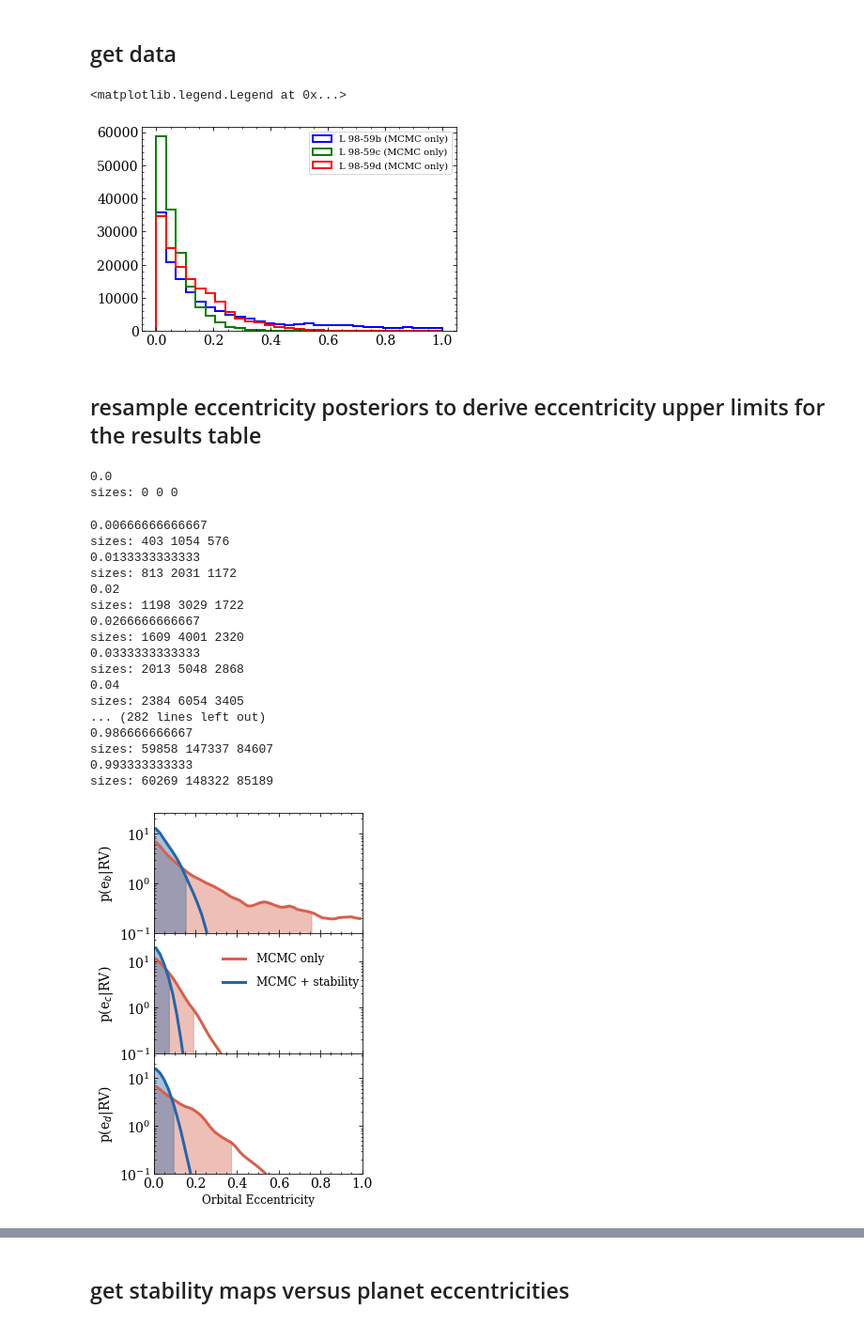
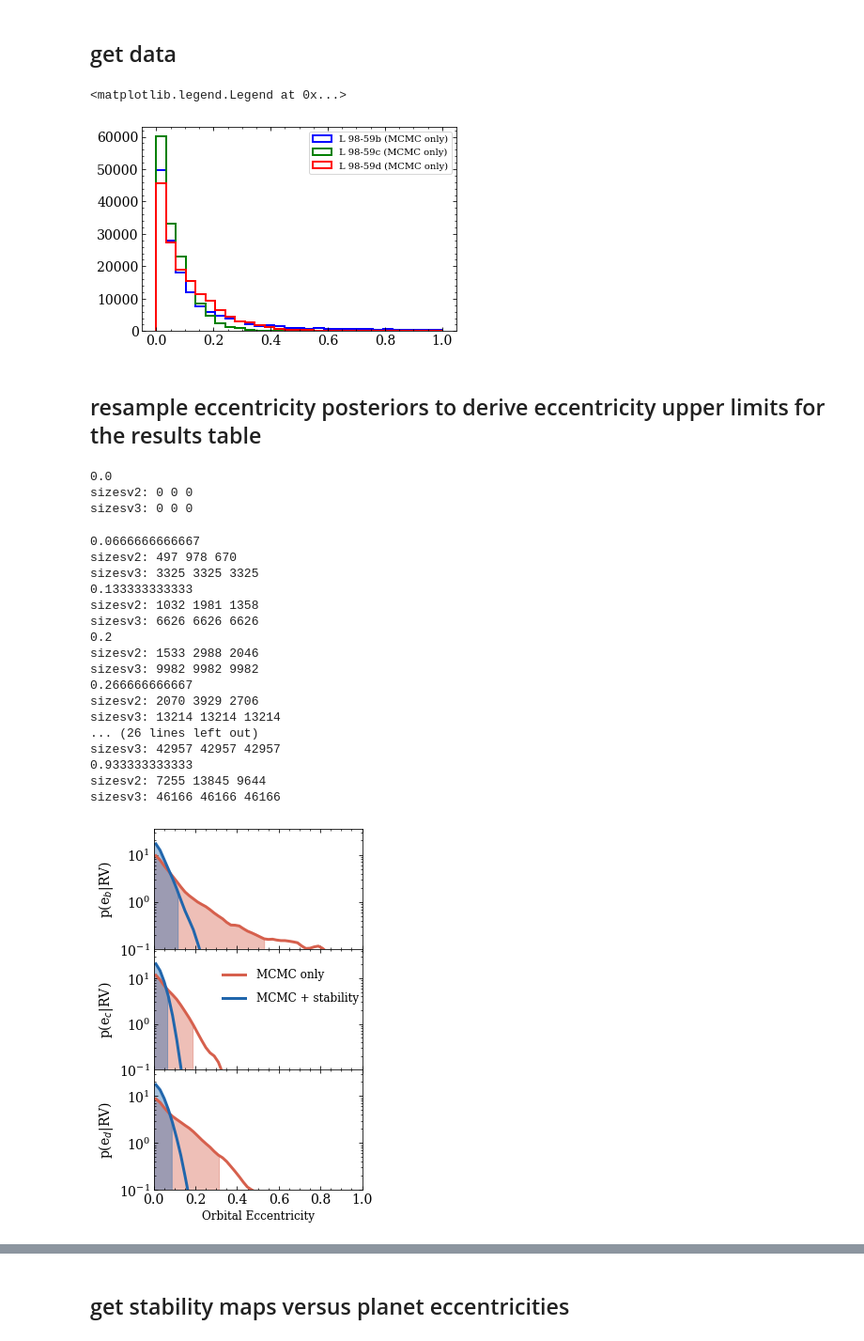
Before and after one commit to r-cloutier/toi175, a Jupyter notebook: plot_eccentricity_stability.ipynb, the cells around one changed output, grey strips where cells are left out. Shown at 94% size. Drawn from its saved outputs; the diff is of its cells as text; code cells hidden in the pictures.

```diff
--- a/plot_eccentricity_stability.ipynb
+++ b/plot_eccentricity_stability.ipynb
@@ -14,7 +8,7 @@ or from the matplotlib source distribution
 ## get data
 # %%
 # get MCMC results
-samples = fits.open('output_data/3planets_TOI175_H113_HalphaGP_samplesv2')[0].data
+samples = fits.open('output_data/3planets_TOI175_H161_HalphaGP_samplesv1')[0].data
 hc, kc, hd, kd, hb, kb =  samples[:,np.array([9,10,14,15,19,20])].T
 eccsampb = hb*hb + kb*kb
 eccsampc = hc*hc + kc*kc
@@ -27,7 +21,7 @@ _=plt.hist(eccsampd, bins=bins, histtype='step', lw=2, label='L 98-59d (MCMC onl
 plt.legend(loc='upper right')
 # %% [output]
 <matplotlib.legend.Legend at 0x...>
-[figure, old version]
+[figure, new version]
 # %%
 # get stability constraints as functions of each planet's eccentricity
 self = loadpickle('pickles_uncorr_0d3ecc_lin_toi175/integrate_results')
@@ -35,15 +29,15 @@ self = loadpickle('pickles_uncorr_0d3ecc_lin_toi175/integrate_results')
 ## resample eccentricity posteriors to derive eccentricity upper limits for the results table
 # %%
 # resample the eccentricity posteriors based on stability fractions
-Ntrials, ecc_binwidth = samples.shape[0]*10, .01
-eccsampb_v2 = np.zeros(0)
-eccsampc_v2 = np.zeros(0)
-eccsampd_v2 = np.zeros(0)
+Ntrials, ecc_binwidth = int(samples.shape[0]), .01
+eccsampb_v2, eccsampc_v2, eccsampd_v2 = np.zeros(0), np.zeros(0), np.zeros(0)
+eccsampb_v3, eccsampc_v3, eccsampd_v3 = np.zeros(0), np.zeros(0), np.zeros(0)
 for i in range(int(Ntrials)):
 
     if i%1e4 == 0:
         print float(i) / Ntrials
-        print 'sizes:', eccsampb_v2.size, eccsampc_v2.size, eccsampd_v2.size
+        print 'sizesv2:', eccsampb_v2.size, eccsampc_v2.size, eccsampd_v2.size
+        print 'sizesv3:', eccsampb_v3.size, eccsampc_v3.size, eccsampd_v3.size
 
     # resample e_b
     eb = np.random.choice(eccsampb)
@@ -65,26 +59,39 @@ for i in range(int(Ntrials)):
     stabfrac = self.stable[g].sum() / float(self.stable[g].size)
     if np.random.rand() <= stabfrac:
         eccsampd_v2 = np.append(eccsampd_v2, ed)
+
+    # resample all eccs
+    ind = np.random.choice(np.arange(eccsampb.size))
+    eb, ec, ed = eccsampb[ind], eccsampc[ind], eccsampd[ind]
+    g = (self.ecc0[:,0] >= eb-ecc_binwidth) & (self.ecc0[:,0] <= eb+ecc_binwidth) & \
+        (self.ecc0[:,1] >= ec-ecc_binwidth) & (self.ecc0[:,1] <= ec+ecc_binwidth) & \
+        (self.ecc0[:,2] >= ed-ecc_binwidth) & (self.ecc0[:,2] <= ed+ecc_binwidth)
+    stabfrac = self.stable[g].sum() / float(self.stable[g].size)
+    if np.random.rand() <= stabfrac:
+        eccsampb_v3 = np.append(eccsampb_v3, eb)
+        eccsampc_v3 = np.append(eccsampc_v3, ec)
+        eccsampd_v3 = np.append(eccsampd_v3, ed)
 # %% [output]
 0.0
-sizes: 0 0 0
+sizesv2: 0 0 0
+sizesv3: 0 0 0
-0.00666666666667
-sizes: 403 1054 576
-0.0133333333333
-sizes: 813 2031 1172
-0.02
-sizes: 1198 3029 1722
-0.0266666666667
-sizes: 1609 4001 2320
-0.0333333333333
-sizes: 2013 5048 2868
-0.04
-sizes: 2384 6054 3405
-... (282 lines left out)
-0.986666666667
-sizes: 59858 147337 84607
-0.993333333333
-sizes: 60269 148322 85189
+0.0666666666667
+sizesv2: 497 978 670
+sizesv3: 3325 3325 3325
+0.133333333333
+sizesv2: 1032 1981 1358
+sizesv3: 6626 6626 6626
+0.2
+sizesv2: 1533 2988 2046
+sizesv3: 9982 9982 9982
+0.266666666667
+sizesv2: 2070 3929 2706
+sizesv3: 13214 13214 13214
+... (26 lines left out)
+sizesv3: 42957 42957 42957
+0.933333333333
+sizesv2: 7255 13845 9644
+sizesv3: 46166 46166 46166
 # %%
 def plot_post(ax, eccsamp, bins, label, col):
     y, xedges = np.histogram(eccsamp, bins=bins, density=True)
@@ -101,36 +108,36 @@ cols = ['#d6604d','#2166ac','#053061','#4393c3','#f4a582','#92c5de','#67001f']
 lw=3
 bins = np.arange(0,1.01,.02)
 #bins = np.logspace(-3,0,40)
 
 fig = plt.figure(figsize=(4,6))
 ax1 = fig.add_subplot(311)
 plot_post(ax1, eccsampb, bins, 'MCMC only', cols[0])
-plot_post(ax1, eccsampb_v2, bins, 'MCMC + stability criteria', cols[1])
+plot_post(ax1, eccsampb_v3, bins, 'MCMC + stability criteria', cols[1])
 ax1.set_ylabel('p(e$_b$|RV)', fontsize=14)
 ax1.set_ylim((1e-1,ax1.get_ylim()[1]*2)), ax1.set_xlim((0,1))
 #ax1.legend(loc='upper right', frameon=False, fontsize=12)
 ax1.set_yscale('log')
 ax1.set_xticklabels('')
 
 ax2 = fig.add_subplot(312)
 plot_post(ax2, eccsampc, bins, 'MCMC only', cols[0])
-plot_post(ax2, eccsampc_v2, bins, 'MCMC + stability', cols[1])
+plot_post(ax2, eccsampc_v3, bins, 'MCMC + stability', cols[1])
 ax2.set_ylabel('p(e$_c$|RV)', fontsize=14)
 ax2.set_ylim((1e-1,ax2.get_ylim()[1]*2)), ax2.set_xlim((0,1))
 ax2.legend(bbox_to_anchor=(.28,.92), frameon=False, fontsize=12, handletextpad=1, labelspacing=1)
 ax2.set_yscale('log')
 ax2.set_xticklabels('')
 
 ax3 = fig.add_subplot(313)
 plot_post(ax3, eccsampd, bins, 'MCMC only', cols[0])
-plot_post(ax3, eccsampd_v2, bins, 'MCMC + stability', cols[1])
+plot_post(ax3, eccsampd_v3, bins, 'MCMC + stability', cols[1])
 ax3.set_ylabel('p(e$_d$|RV)', fontsize=14)
 ax3.set_ylim((1e-1,ax3.get_ylim()[1]*2)), ax3.set_xlim((0,1))
 ax3.set_xlabel('Orbital Eccentricity', fontsize=12)
 ax3.set_yscale('log')
 
 fig.subplots_adjust(hspace=0, right=.96, left=.19, bottom=.09, top=.98)
-plt.savefig('/Users/ryancloutier/Research/TOI_175/plots/eccpost.png')
+plt.savefig('/Users/ryancloutier/Research/TOI_175/plots/eccpostv3.png')
 # %% [output]
-[figure, old version]
+[figure, new version]
 # %%
```
Also changed, not shown: parts of 2 cells of this notebook, 11 other files.
